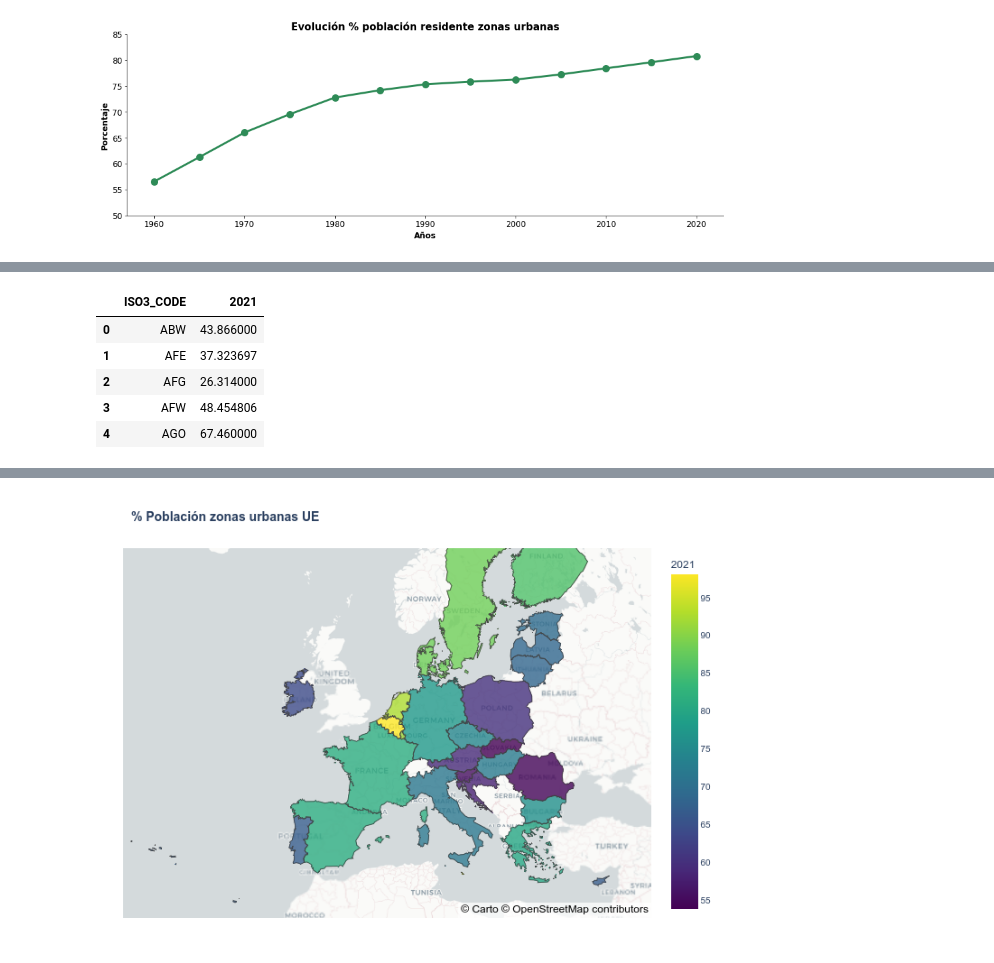
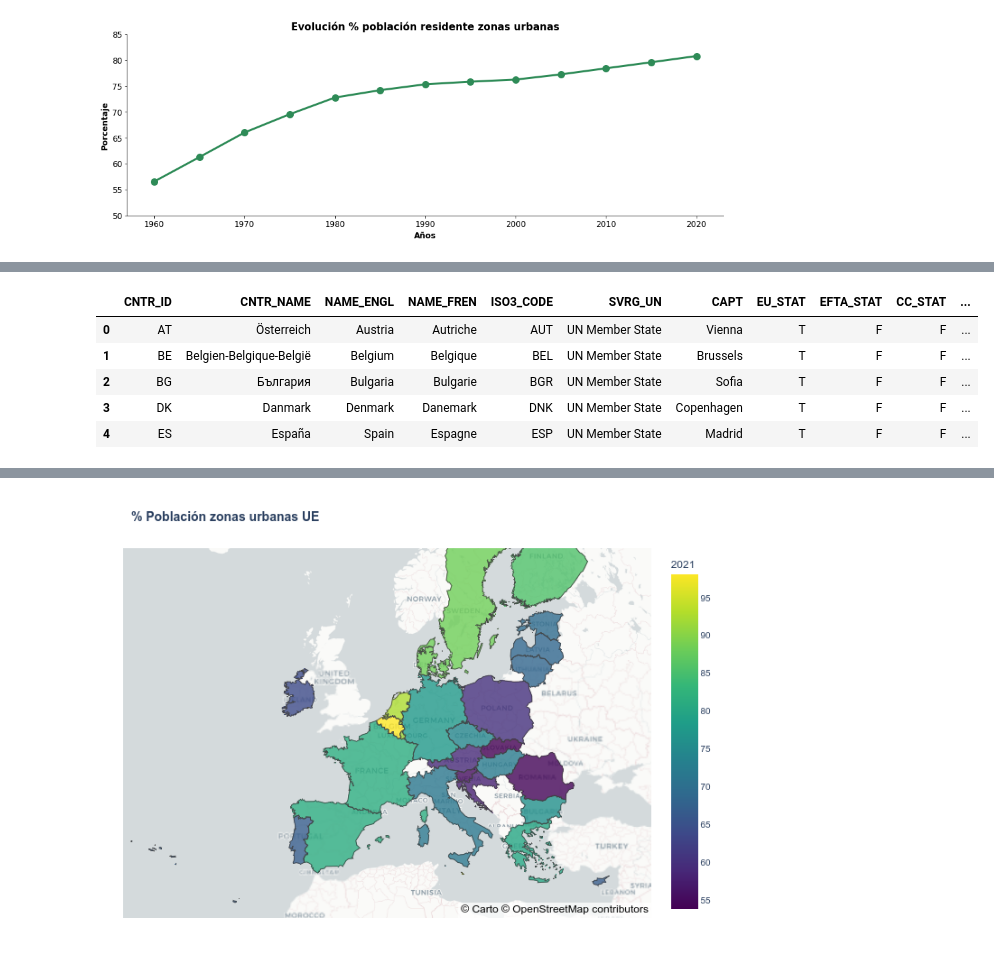
Before and after one commit to AdrianaBorrajo/Despoblacion, a Jupyter notebook: 1.Introduccion/Datos_Introduccion.ipynb, the cells around one changed output, grey strips where cells are left out. Cells and saved outputs as stored; diff of their text form; code cells hidden in the pictures.

```diff
--- a/1.Introduccion/Datos_Introduccion.ipynb
+++ b/1.Introduccion/Datos_Introduccion.ipynb
@@ -132,6 +140,6 @@ Zonas urbanas comparativa UE
 # %%
-path_Europa = 'GeoEU/CNTR_RG_01M_2020_4326.shp'
-Mapa = gpd.read_file(path_Europa)
+PathEuropa = 'GeoEU/CNTR_RG_01M_2020_4326.shp'
+Mapa = gpd.read_file(PathEuropa)
 Mapa.head()
 # %% [output]
 |  | CNTR_ID | CNTR_NAME | NAME_ENGL | NAME_FREN | ISO3_CODE | SVRG_UN | CAPT | EU_STAT | EFTA_STAT | CC_STAT | ... |
@@ -162,2 +169,0 @@ Cargamos tabla con el dato de zonas urbanas
-# %%
-ZonasUrbanas = pd.read_excel('Poblacion_Zonas_Urbanas.xls')
@@ -174,4 +170,6 @@ ZonasUrbanas.head()
 # %%
-ZonasUrbanas = ZonasUrbanas[['Country Code', '2021']]
+ZonasUrbanasUE = ZonasUrbanas[['Country Code', '2021']]
 
-ZonasUrbanas.rename({'Country Code' : 'ISO3_CODE'}, axis = 1, inplace = True)
+ZonasUrbanasUE.rename({'Country Code' : 'ISO3_CODE'}, axis = 1, inplace = True)
+
+ZonasUrbanasUE.head()
@@ -178,11 +183,11 @@ ZonasUrbanas.rename({'Country Code' : 'ISO3_CODE'}, axis = 1, inplace = True)
-# %%
-ZonasUrbanas.head()
-# %% [output]
-|  | ISO3_CODE | 2021 |
-| 0 | ABW | 43.866000 |
-| 1 | AFE | 37.323697 |
-| 2 | AFG | 26.314000 |
-| 3 | AFW | 48.454806 |
-| 4 | AGO | 67.460000 |
 # %%
-Urbanas = MapaUE.merge(ZonasUrbanas, on = 'ISO3_CODE')
+ZonasUrbanasUE = MapaUE.merge(ZonasUrbanasUE, on = 'ISO3_CODE')
+
+ZonasUrbanasUE.head()
+# %% [output]
+|  | CNTR_ID | CNTR_NAME | NAME_ENGL | NAME_FREN | ISO3_CODE | SVRG_UN | CAPT | EU_STAT | EFTA_STAT | CC_STAT | ... |
+| 0 | AT | Österreich | Austria | Autriche | AUT | UN Member State | Vienna | T | F | F | ... |
+| 1 | BE | Belgien-Belgique-België | Belgium | Belgique | BEL | UN Member State | Brussels | T | F | F | ... |
+| 2 | BG | България | Bulgaria | Bulgarie | BGR | UN Member State | Sofia | T | F | F | ... |
+| 3 | DK | Danmark | Denmark | Danemark | DNK | UN Member State | Copenhagen | T | F | F | ... |
+| 4 | ES | España | Spain | Espagne | ESP | UN Member State | Madrid | T | F | F | ... |
```
Also changed, not shown: parts of 35 cells of this notebook, 10 other files.
